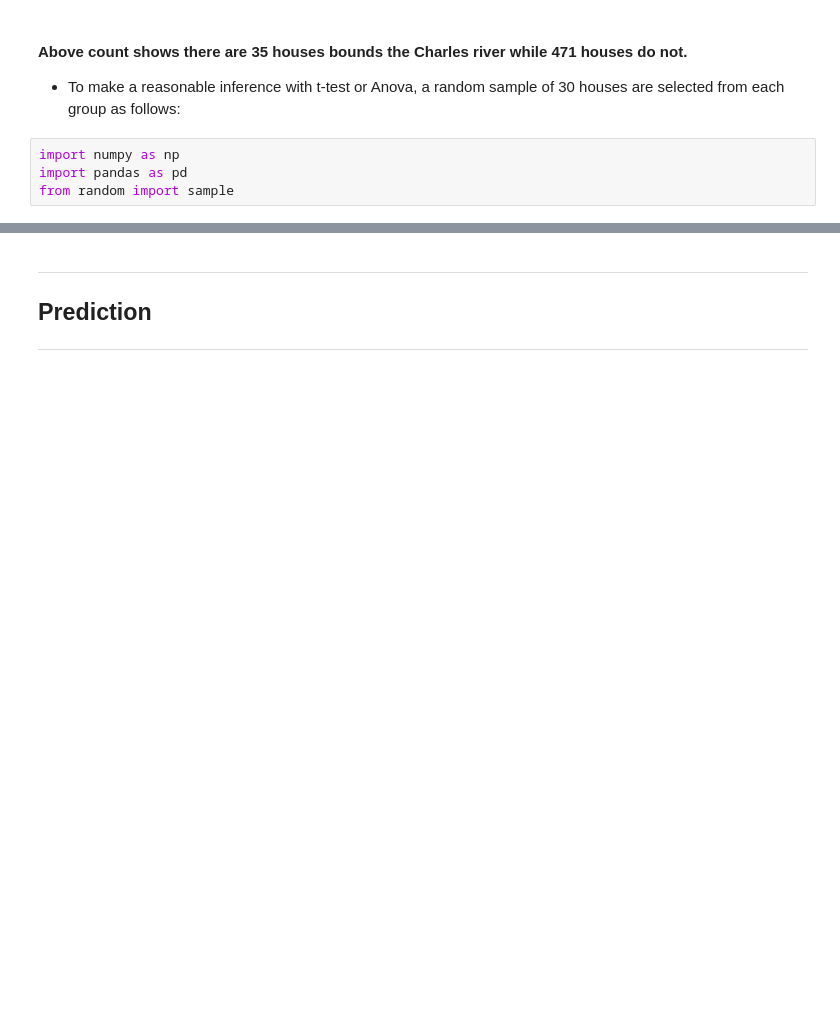
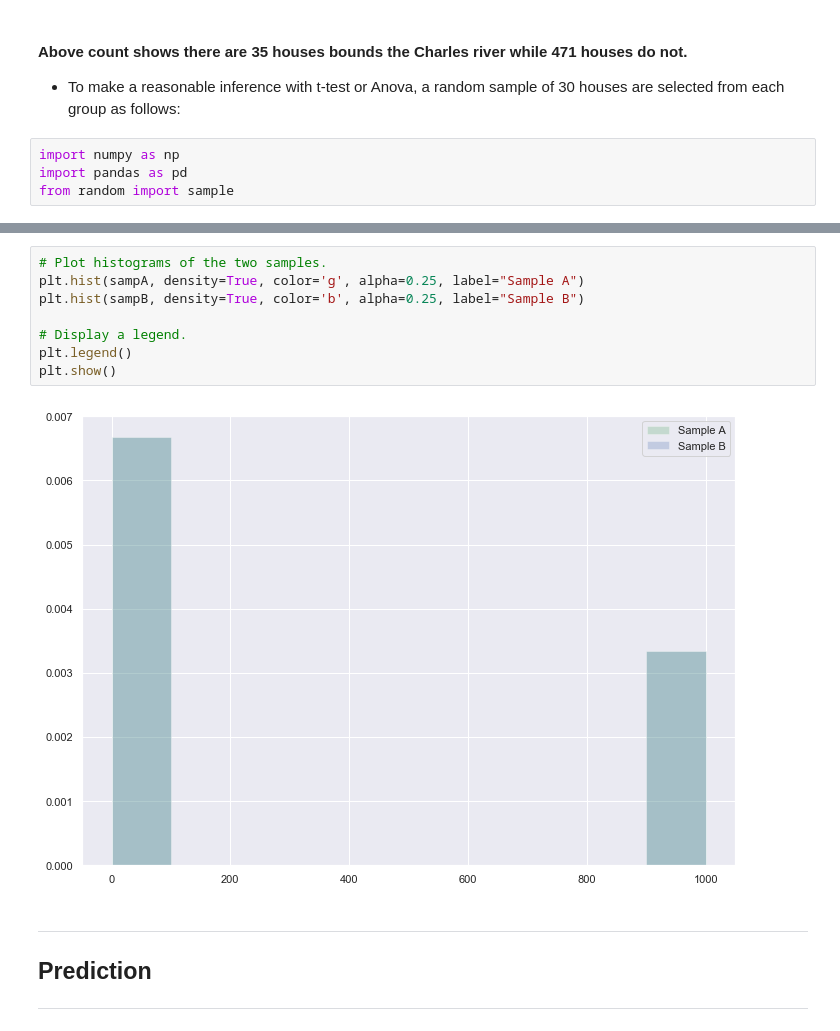
Before and after one commit to dewaledr/MLearning-Projects, a Jupyter notebook: Project_BostonHousePrices.ipynb, the cells around one changed output, grey strips where cells are left out. Drawn from its saved outputs; the diff is of its cells as text; blank space fills up the shorter version.

```diff
--- a/Project_BostonHousePrices.ipynb
+++ b/Project_BostonHousePrices.ipynb
@@ -494,3 +542,13 @@ Unbounded houses = 30
+# %%
+# Plot histograms of the two samples.
+plt.hist(sampA, density=True, color='g', alpha=0.25, label="Sample A")
+plt.hist(sampB, density=True, color='b', alpha=0.25, label="Sample B")
+
+# Display a legend.
+plt.legend()
+plt.show()
+# %% [output]
+[figure, added]
 # %% [markdown]
 ***
 ## Prediction
```
Also changed, not shown: parts of 6 cells of this notebook.
